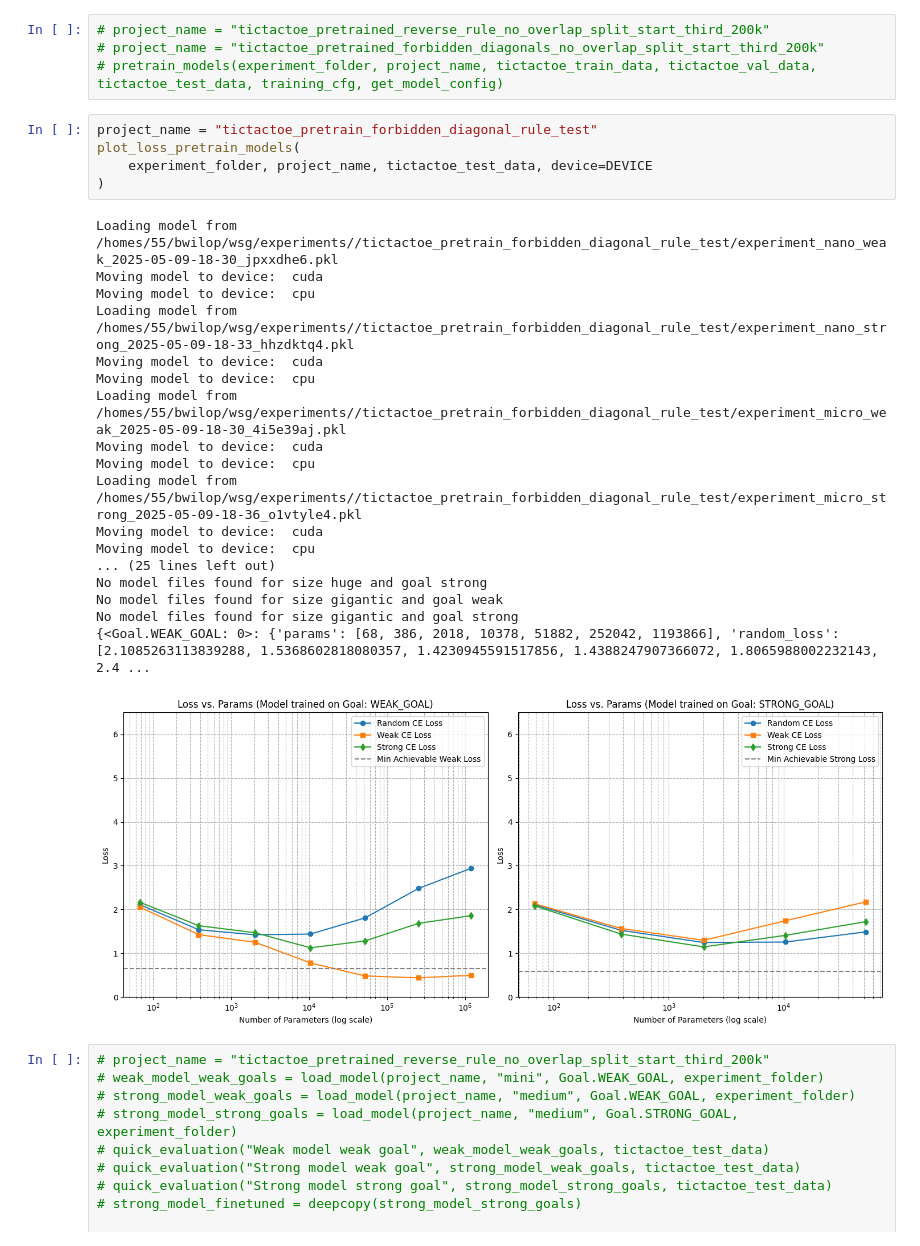
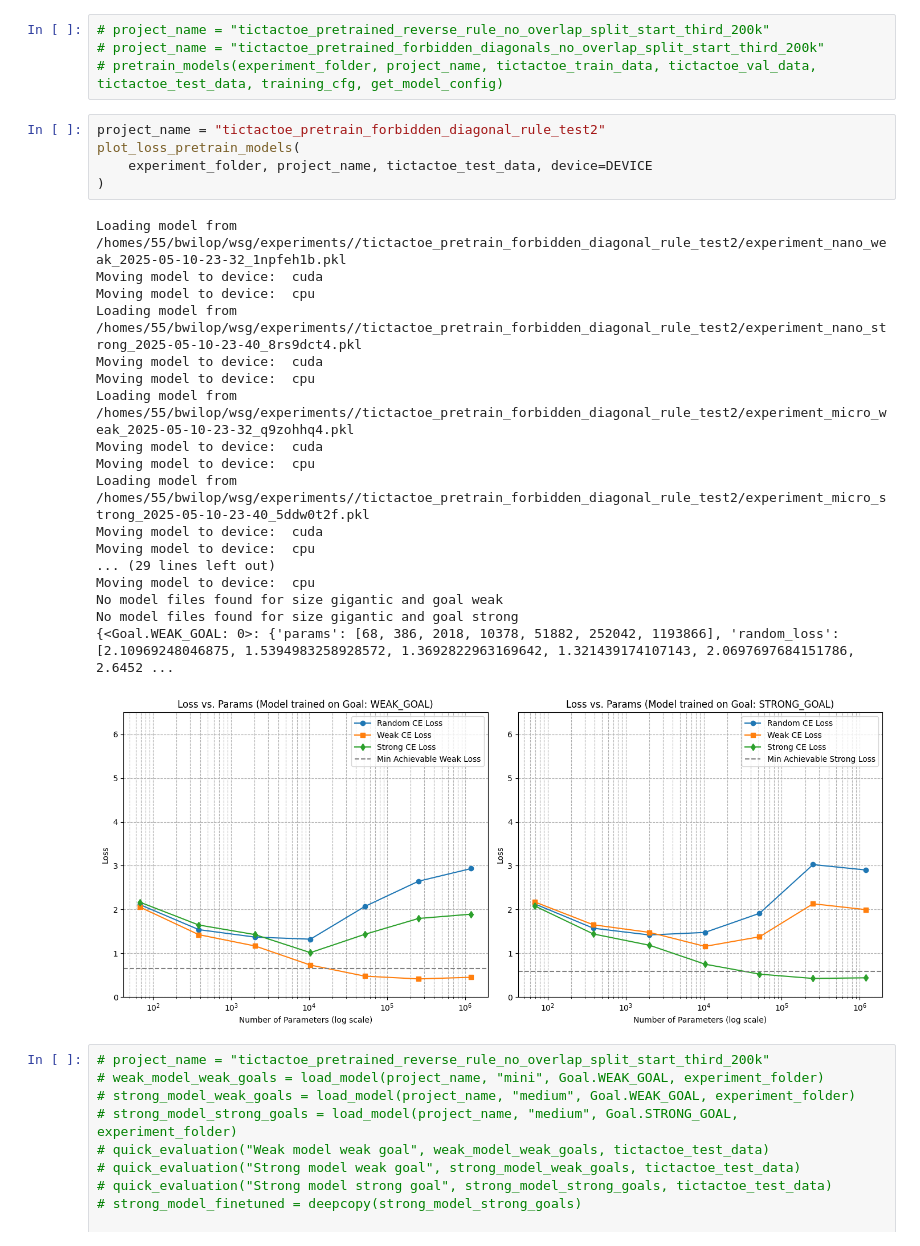
Before and after one commit to BenWilop/WSG_games, a Jupyter notebook: playground_WSG_games.ipynb, the cells around one changed output. Saved outputs shown, nothing was run; the diff lists cells and outputs as text.

```diff
--- a/playground_WSG_games.ipynb
+++ b/playground_WSG_games.ipynb
@@ -195,29 +195,29 @@ from wsg_games.tictactoe.train.pretrain import *
 # project_name = "tictactoe_pretrained_forbidden_diagonals_no_overlap_split_start_third_200k"
 # pretrain_models(experiment_folder, project_name, tictactoe_train_data, tictactoe_val_data, tictactoe_test_data, training_cfg, get_model_config)
 # %%
-project_name = "tictactoe_pretrain_forbidden_diagonal_rule_test"
+project_name = "tictactoe_pretrain_forbidden_diagonal_rule_test2"
 plot_loss_pretrain_models(
     experiment_folder, project_name, tictactoe_test_data, device=DEVICE
 )
 # %% [output]
-Loading model from /homes/55/bwilop/wsg/experiments//tictactoe_pretrain_forbidden_diagonal_rule_test/experiment_nano_weak_2025-05-09-18-30_jpxxdhe6.pkl
+Loading model from /homes/55/bwilop/wsg/experiments//tictactoe_pretrain_forbidden_diagonal_rule_test2/experiment_nano_weak_2025-05-10-23-32_1npfeh1b.pkl
 Moving model to device:  cuda
 Moving model to device:  cpu
-Loading model from /homes/55/bwilop/wsg/experiments//tictactoe_pretrain_forbidden_diagonal_rule_test/experiment_nano_strong_2025-05-09-18-33_hhzdktq4.pkl
+Loading model from /homes/55/bwilop/wsg/experiments//tictactoe_pretrain_forbidden_diagonal_rule_test2/experiment_nano_strong_2025-05-10-23-40_8rs9dct4.pkl
 Moving model to device:  cuda
 Moving model to device:  cpu
-Loading model from /homes/55/bwilop/wsg/experiments//tictactoe_pretrain_forbidden_diagonal_rule_test/experiment_micro_weak_2025-05-09-18-30_4i5e39aj.pkl
+Loading model from /homes/55/bwilop/wsg/experiments//tictactoe_pretrain_forbidden_diagonal_rule_test2/experiment_micro_weak_2025-05-10-23-32_q9zohhq4.pkl
 Moving model to device:  cuda
 Moving model to device:  cpu
-Loading model from /homes/55/bwilop/wsg/experiments//tictactoe_pretrain_forbidden_diagonal_rule_test/experiment_micro_strong_2025-05-09-18-36_o1vtyle4.pkl
+Loading model from /homes/55/bwilop/wsg/experiments//tictactoe_pretrain_forbidden_diagonal_rule_test2/experiment_micro_strong_2025-05-10-23-40_5ddw0t2f.pkl
 Moving model to device:  cuda
 Moving model to device:  cpu
-... (25 lines left out)
-No model files found for size huge and goal strong
+... (29 lines left out)
+Moving model to device:  cpu
 No model files found for size gigantic and goal weak
 No model files found for size gigantic and goal strong
-{<Goal.WEAK_GOAL: 0>: {'params': [68, 386, 2018, 10378, 51882, 252042, 1193866], 'random_loss': [2.1085263113839288, 1.5368602818080357, 1.4230945591517856, 1.4388247907366072, 1.8065988002232143, 2.4 ...
+{<Goal.WEAK_GOAL: 0>: {'params': [68, 386, 2018, 10378, 51882, 252042, 1193866], 'random_loss': [2.10969248046875, 1.5394983258928572, 1.3692822963169642, 1.321439174107143, 2.0697697684151786, 2.6452 ...
-[figure, old version]
+[figure, new version]
 # %%
 # project_name = "tictactoe_pretrained_reverse_rule_no_overlap_split_start_third_200k"
 # weak_model_weak_goals = load_model(project_name, "mini", Goal.WEAK_GOAL, experiment_folder)
```
Also changed, not shown: parts of 1 cell of this notebook, 2 other files.
